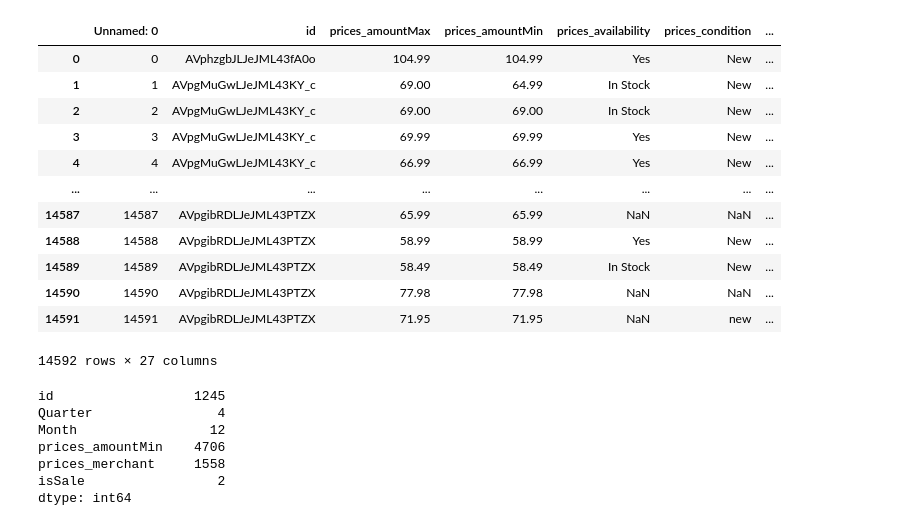
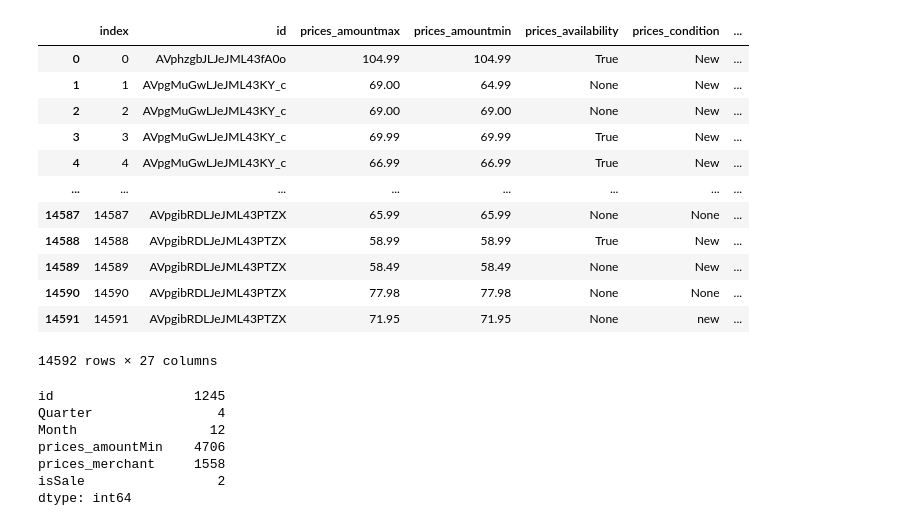
Before and after one commit to Tbrecke01/Price_Evaluator, a Jupyter notebook: ML_Random_Forest.ipynb, the cells around one changed output. Saved outputs shown, nothing was run; the diff lists cells and outputs as text; code cells hidden in the pictures.

Commit message:
connect to RDS database

```diff
--- a/ML_Random_Forest.ipynb
+++ b/ML_Random_Forest.ipynb
@@ -10,21 +11,27 @@ from collections import Counter
-# %%
-# import data
-df = pd.read_csv('cleaned.csv')
-df
-# %% [output]
-|  | Unnamed: 0 | id | prices_amountMax | prices_amountMin | prices_availability | prices_condition | ... |
-| 0 | 0 | AVphzgbJLJeJML43fA0o | 104.99 | 104.99 | Yes | New | ... |
-| 1 | 1 | AVpgMuGwLJeJML43KY_c | 69.00 | 64.99 | In Stock | New | ... |
-| 2 | 2 | AVpgMuGwLJeJML43KY_c | 69.00 | 69.00 | In Stock | New | ... |
-| 3 | 3 | AVpgMuGwLJeJML43KY_c | 69.99 | 69.99 | Yes | New | ... |
-| 4 | 4 | AVpgMuGwLJeJML43KY_c | 66.99 | 66.99 | Yes | New | ... |
-| ... | ... | ... | ... | ... | ... | ... | ... |
-| 14587 | 14587 | AVpgibRDLJeJML43PTZX | 65.99 | 65.99 | NaN | NaN | ... |
-| 14588 | 14588 | AVpgibRDLJeJML43PTZX | 58.99 | 58.99 | Yes | New | ... |
-| 14589 | 14589 | AVpgibRDLJeJML43PTZX | 58.49 | 58.49 | In Stock | New | ... |
-| 14590 | 14590 | AVpgibRDLJeJML43PTZX | 77.98 | 77.98 | NaN | NaN | ... |
-| 14591 | 14591 | AVpgibRDLJeJML43PTZX | 71.95 | 71.95 | NaN | new | ... |
-14592 rows × 27 columns
+# %%
+url = "postgresql://postgres:MickeyTheAnimal!@final-project.crnuve3iih8x.us-east-1.rds.amazonaws.com:5432/postgres"
+
+engine = create_engine(url)
+connect = engine.connect()
+
+query = "SELECT * FROM price_data"
+
+df = pd.read_sql(query, con=connect)
+df
+# %% [output]
+|  | index | id | prices_amountmax | prices_amountmin | prices_availability | prices_condition | ... |
+| 0 | 0 | AVphzgbJLJeJML43fA0o | 104.99 | 104.99 | True | New | ... |
+| 1 | 1 | AVpgMuGwLJeJML43KY_c | 69.00 | 64.99 | None | New | ... |
+| 2 | 2 | AVpgMuGwLJeJML43KY_c | 69.00 | 69.00 | None | New | ... |
+| 3 | 3 | AVpgMuGwLJeJML43KY_c | 69.99 | 69.99 | True | New | ... |
+| 4 | 4 | AVpgMuGwLJeJML43KY_c | 66.99 | 66.99 | True | New | ... |
+| ... | ... | ... | ... | ... | ... | ... | ... |
+| 14587 | 14587 | AVpgibRDLJeJML43PTZX | 65.99 | 65.99 | None | None | ... |
+| 14588 | 14588 | AVpgibRDLJeJML43PTZX | 58.99 | 58.99 | True | New | ... |
+| 14589 | 14589 | AVpgibRDLJeJML43PTZX | 58.49 | 58.49 | None | New | ... |
+| 14590 | 14590 | AVpgibRDLJeJML43PTZX | 77.98 | 77.98 | None | None | ... |
+| 14591 | 14591 | AVpgibRDLJeJML43PTZX | 71.95 | 71.95 | None | new | ... |
+14592 rows × 27 columns
 # %%
 # Create features dataframe
 price_df = pd.DataFrame({'id': df['id'],
```
Also changed, not shown: parts of 1 cell of this notebook.
